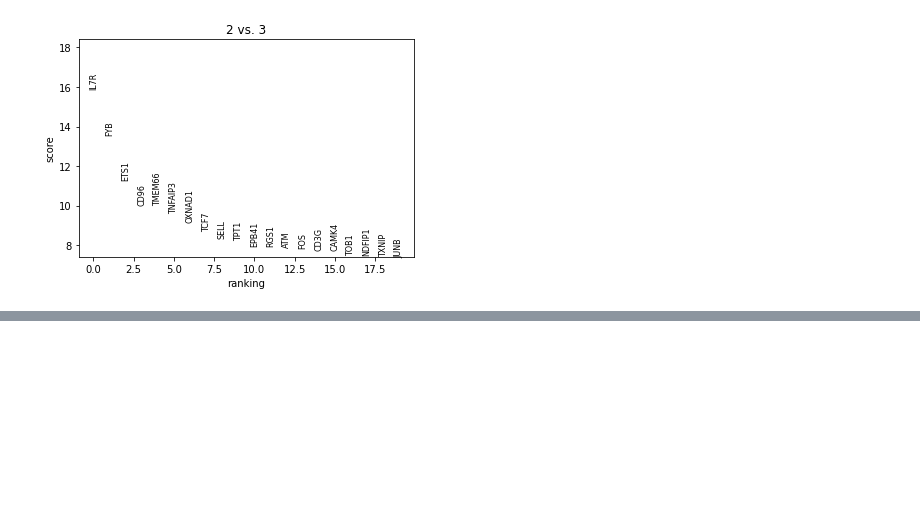
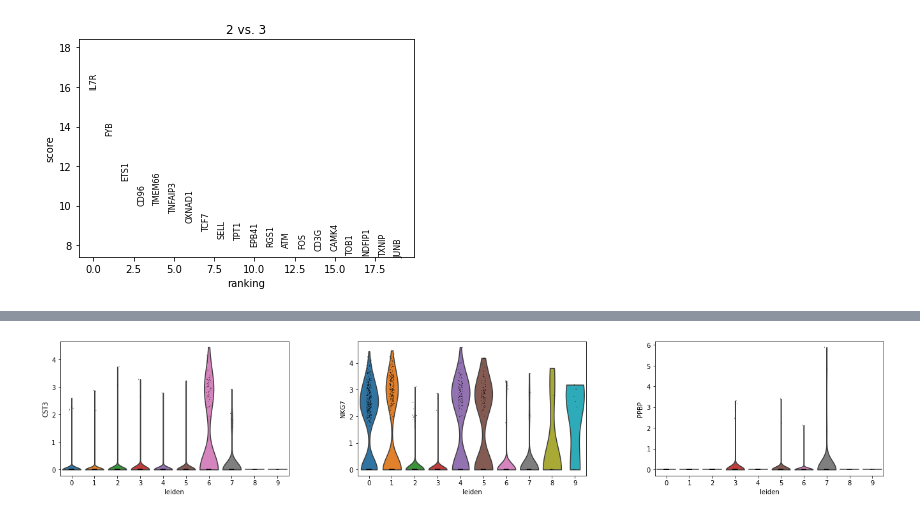
Before and after one commit to eh329/Kaggle, a Jupyter notebook: scRNAseq-eh329-Stoeckius_et_al_2017.ipynb, the cells around one changed output, grey strips where cells are left out. Cells and saved outputs as stored; diff of their text form; code cells hidden in the pictures; blank space fills up the shorter version.

```diff
--- a/scRNAseq-eh329-Stoeckius_et_al_2017.ipynb
+++ b/scRNAseq-eh329-Stoeckius_et_al_2017.ipynb
@@ -375,0 +388,6 @@ sc.pl.rank_genes_groups(data, groups = ["2"], n_genes = 20)
+# %%
+# Compare gene across groups
+
+sc.pl.violin(data, ["CST3", "NKG7", "PPBP"], groupby = "leiden")
+# %% [output]
+[figure, added]
```
Also changed, not shown: parts of 8 cells of this notebook.
